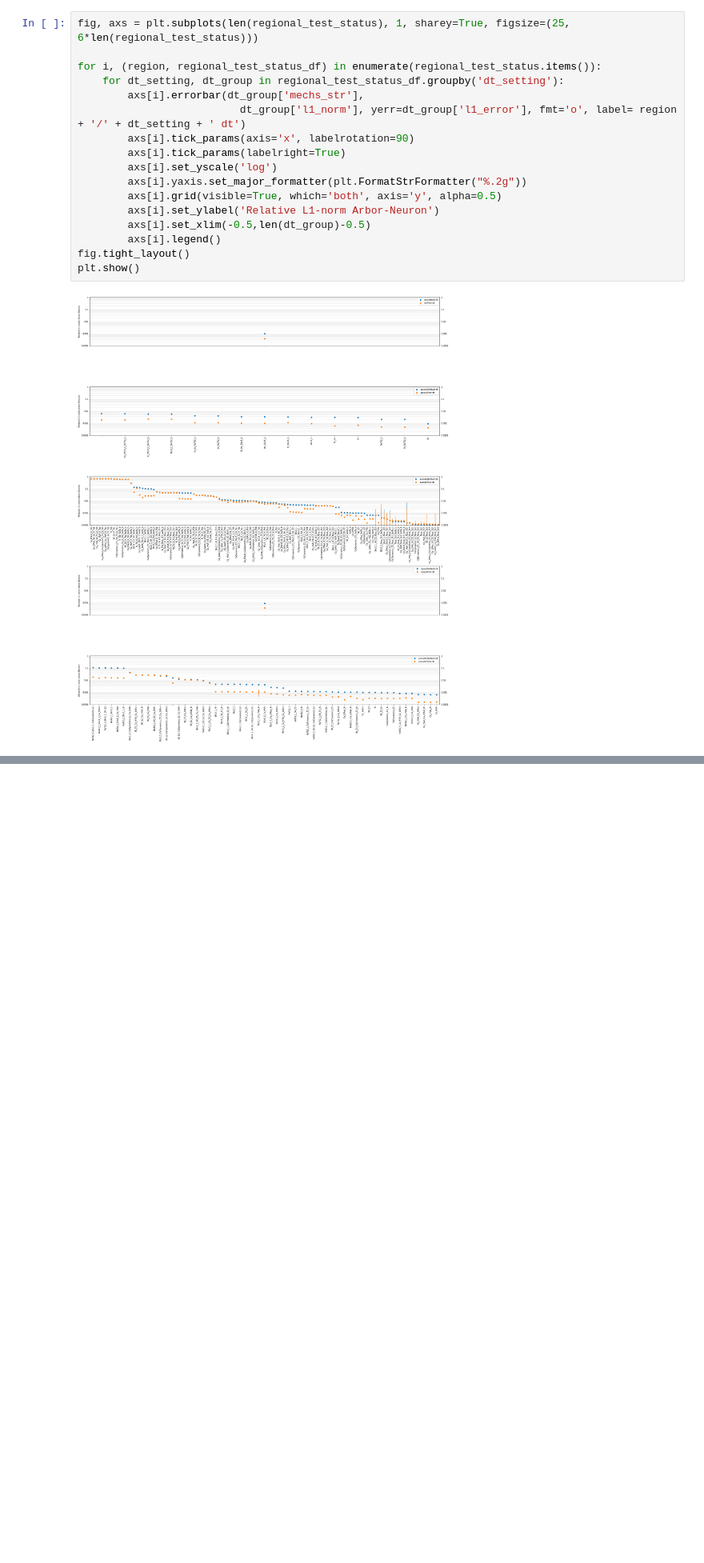
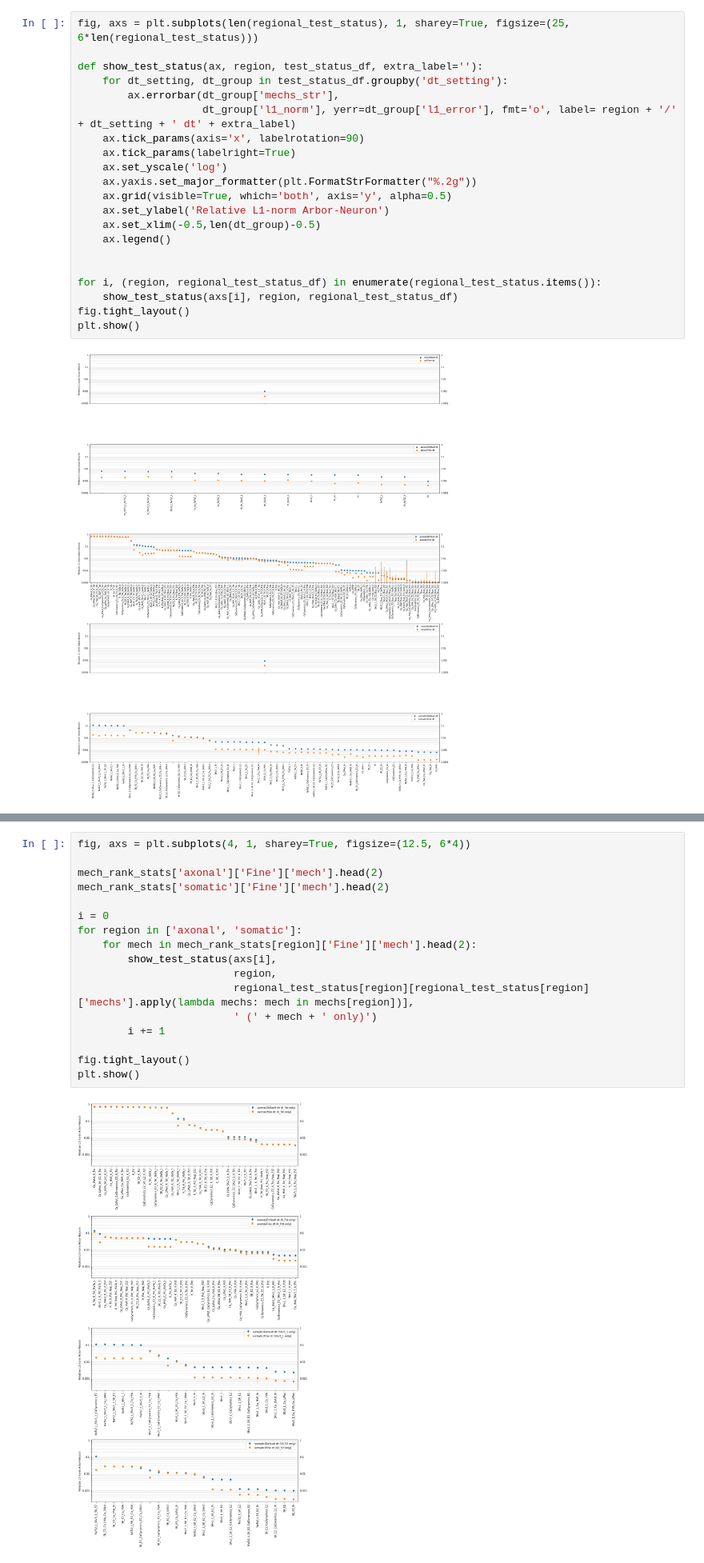
Before and after one commit to lukasgd/BluePyOpt-utils, a Jupyter notebook: validation/all-regions/arbor_neuron_validation_analysis.ipynb, the cells around one changed output, grey strips where cells are left out. Shown at 80% size. Cells and saved outputs as stored; diff of their text form; blank space fills up the shorter version.

Commit message:
Rank-specific error plots in validation analysis

```diff
--- a/validation/all-regions/arbor_neuron_validation_analysis.ipynb
+++ b/validation/all-regions/arbor_neuron_validation_analysis.ipynb
@@ -271,18 +274,22 @@ Plotting the relative L1-deviation between Arbor and Neuron. The x-labels indica
 # %%
 fig, axs = plt.subplots(len(regional_test_status), 1, sharey=True, figsize=(25, 6*len(regional_test_status)))
 
+def show_test_status(ax, region, test_status_df, extra_label=''):
+    for dt_setting, dt_group in test_status_df.groupby('dt_setting'):
+        ax.errorbar(dt_group['mechs_str'],
+                    dt_group['l1_norm'], yerr=dt_group['l1_error'], fmt='o', label= region + '/' + dt_setting + ' dt' + extra_label)
+    ax.tick_params(axis='x', labelrotation=90)
+    ax.tick_params(labelright=True)
+    ax.set_yscale('log')
+    ax.yaxis.set_major_formatter(plt.FormatStrFormatter("%.2g"))
+    ax.grid(visible=True, which='both', axis='y', alpha=0.5)
+    ax.set_ylabel('Relative L1-norm Arbor-Neuron')
+    ax.set_xlim(-0.5,len(dt_group)-0.5)
+    ax.legend()
+
+
 for i, (region, regional_test_status_df) in enumerate(regional_test_status.items()):
-    for dt_setting, dt_group in regional_test_status_df.groupby('dt_setting'):
-        axs[i].errorbar(dt_group['mechs_str'],
-                          dt_group['l1_norm'], yerr=dt_group['l1_error'], fmt='o', label= region + '/' + dt_setting + ' dt')
-        axs[i].tick_params(axis='x', labelrotation=90)
-        axs[i].tick_params(labelright=True)
-        axs[i].set_yscale('log')
-        axs[i].yaxis.set_major_formatter(plt.FormatStrFormatter("%.2g"))
-        axs[i].grid(visible=True, which='both', axis='y', alpha=0.5)
-        axs[i].set_ylabel('Relative L1-norm Arbor-Neuron')
-        axs[i].set_xlim(-0.5,len(dt_group)-0.5)
-        axs[i].legend()
+    show_test_status(axs[i], region, regional_test_status_df)
 fig.tight_layout()
 plt.show()
 # %% [output]
@@ -290,3 +299,22 @@ plt.show()
+# %%
+fig, axs = plt.subplots(4, 1, sharey=True, figsize=(12.5, 6*4))
+
+mech_rank_stats['axonal']['Fine']['mech'].head(2)
+mech_rank_stats['somatic']['Fine']['mech'].head(2)
+
+i = 0
+for region in ['axonal', 'somatic']:
+    for mech in mech_rank_stats[region]['Fine']['mech'].head(2):
+        show_test_status(axs[i],
+                         region,
+                         regional_test_status[region][regional_test_status[region]['mechs'].apply(lambda mechs: mech in mechs[region])],
+                         ' (' + mech + ' only)')
+        i += 1
+
+fig.tight_layout()
+plt.show()
+# %% [output]
+[figure, added]
 # %% [markdown]
 Tests with N/A result obtained above:
 # %%
```
Also changed, not shown: parts of 2 cells of this notebook.
